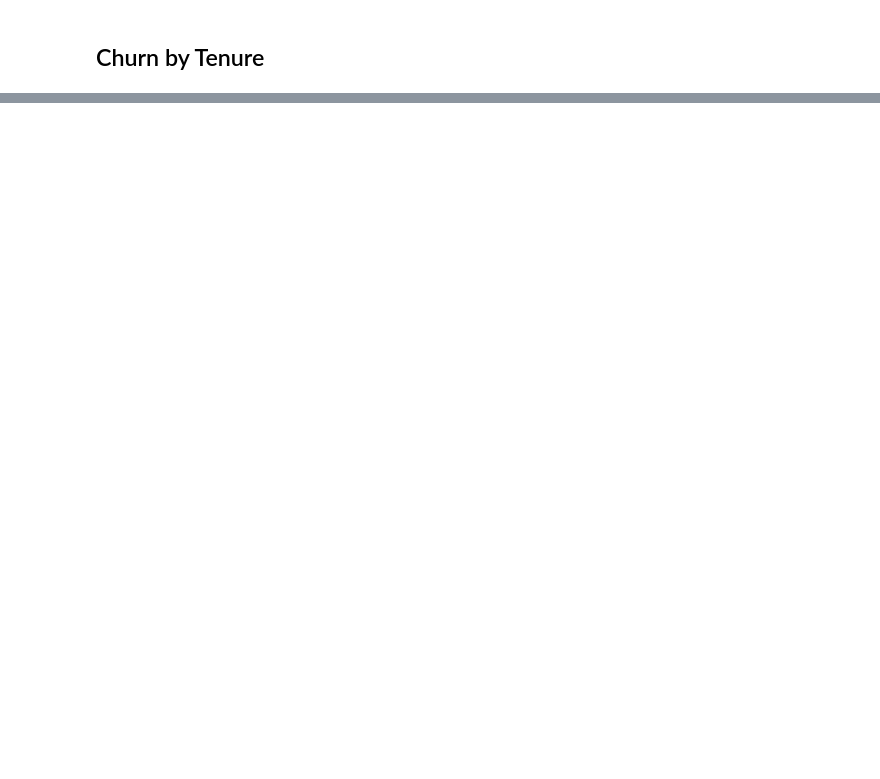
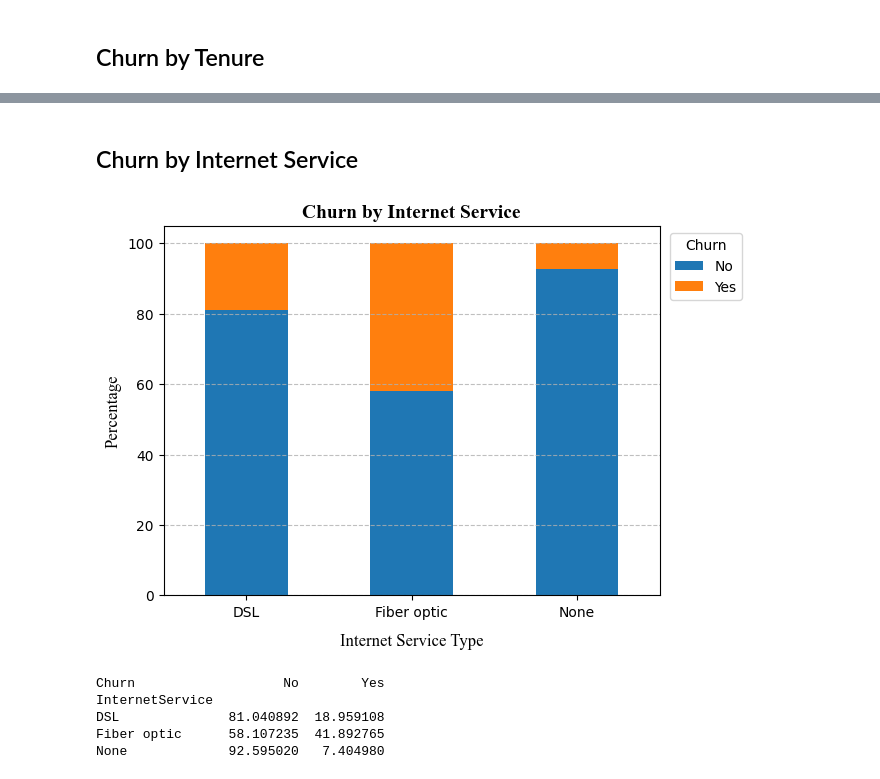
Before and after one commit to McPetane-Jr/FUTURE_DS_02, a Jupyter notebook: Telco_customer_churn.ipynb, the cells around one changed output, grey strips where cells are left out. Drawn from its saved outputs; the diff is of its cells as text; code cells hidden in the pictures; blank space fills up the shorter version.

```diff
--- a/Telco_customer_churn.ipynb
+++ b/Telco_customer_churn.ipynb
@@ -264,0 +301,19 @@ plt.show()
+# %%
+##============Churn by total charges group============
+df['TotalCharges_grp'] = pd.cut(
+    df['TotalCharges'],
+    bins=[0, 500, 1000, 1500, 2000, 2500, 3000, 3500, 4000, 4500, 5000],
+    labels=['0-500', '500-1000', '1000-1500', '1500-2000', '2000-2500', '2500-3000', '3000-3500', '3500-4000', '4000-4500', '4500-5000']
+)
+total_charges_churn = pd.crosstab(
+    df['TotalCharges_grp'], df['Churn'], normalize='index') * 100
+total_charges_churn.plot(kind='bar', stacked=True, figsize=(10, 6))
+plt.title("Churn by Total Charges Group (%)", fontdict=font_title)
+plt.xlabel("Total Charges Group ($)", fontdict=font_labels, labelpad=10, ha='center')
+plt.ylabel("Percentage", fontdict=font_labels)
+plt.xticks(rotation=45)
+plt.legend(title='Churn', bbox_to_anchor=(1.1, 1), fontsize=10)
+plt.grid(True, **grid_style, linewidth=0.5)
+plt.tight_layout()
+print(total_charges_churn)
+plt.show()
@@ -264,0 +334,20 @@ plt.show()
+# %% [markdown]
+## Churn by Internet Service
+# %%
+internet_churn = pd.crosstab(df['InternetService'], df['Churn'], normalize='index') * 100
+internet_churn.plot(kind='bar', stacked=True)
+plt.title("Churn by Internet Service", fontdict=font_title)
+plt.ylabel("Percentage", fontdict=font_labels)
+plt.xlabel("Internet Service Type", fontdict=font_labels, labelpad=10, ha='center')
+plt.legend(title='Churn', loc='upper right', fontsize=10, bbox_to_anchor=(1.18, 1))
+plt.grid(True, **grid_style)
+plt.xticks(rotation=0)
+plt.show()
+print(internet_churn)
+# %% [output]
+[figure, added]
+Churn                   No        Yes
+InternetService
+DSL              81.040892  18.959108
+Fiber optic      58.107235  41.892765
+None             92.595020   7.404980
```
Also changed, not shown: parts of 10 cells of this notebook.
